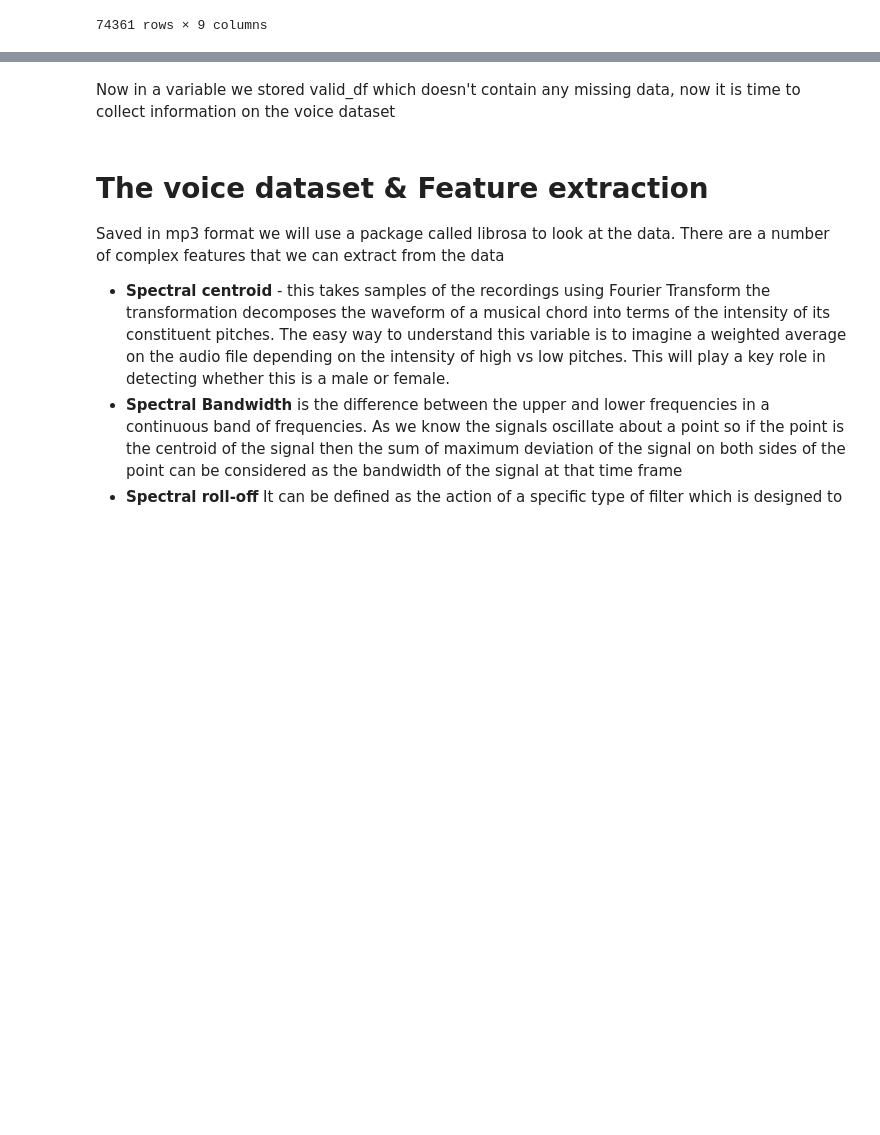
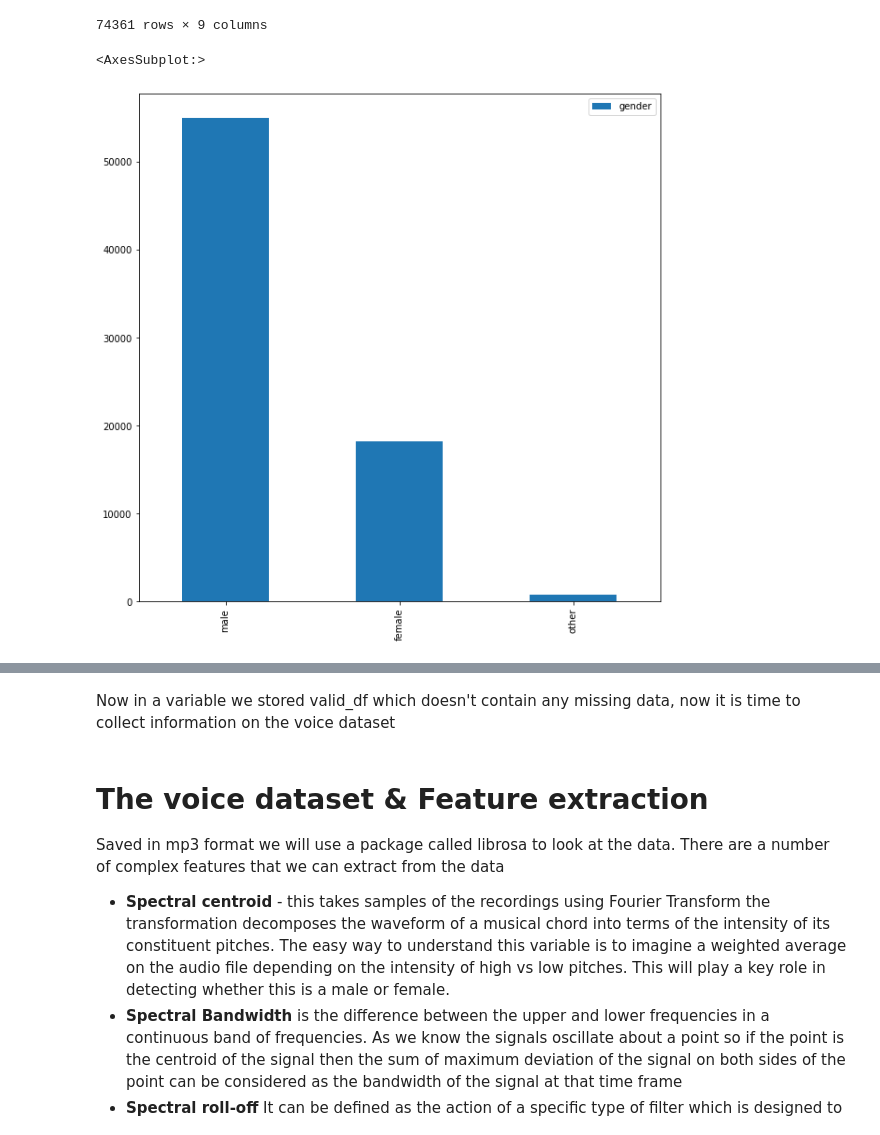
Before and after one commit to Scharlotten/voiceDetection, a Jupyter notebook: preprocess_data.ipynb, the cells around one changed output, grey strips where cells are left out. Saved outputs shown, nothing was run; the diff lists cells and outputs as text; code cells hidden in the pictures; blank space fills up the shorter version.

```diff
--- a/preprocess_data.ipynb
+++ b/preprocess_data.ipynb
@@ -42,3 +43,8 @@ This is the sum of the two should be the length of the df 195776
 | 74359 | 195771 | cv-valid-train/sample-195771.mp3 | the englishman said nothing | 1 | 0 | thirties | male | england | NaN |
 | 74360 | 195774 | cv-valid-train/sample-195774.mp3 | the phone rang while she was awake | 2 | 0 | twenties | male | us | NaN |
 74361 rows × 9 columns
+# %%
+pd.DataFrame(valid_df.gender.value_counts()).plot.bar(figsize=(10,10))
+# %% [output]
+<AxesSubplot:>
+[figure, added]
```
Also changed, not shown: parts of 24 cells of this notebook, 2 other files.
